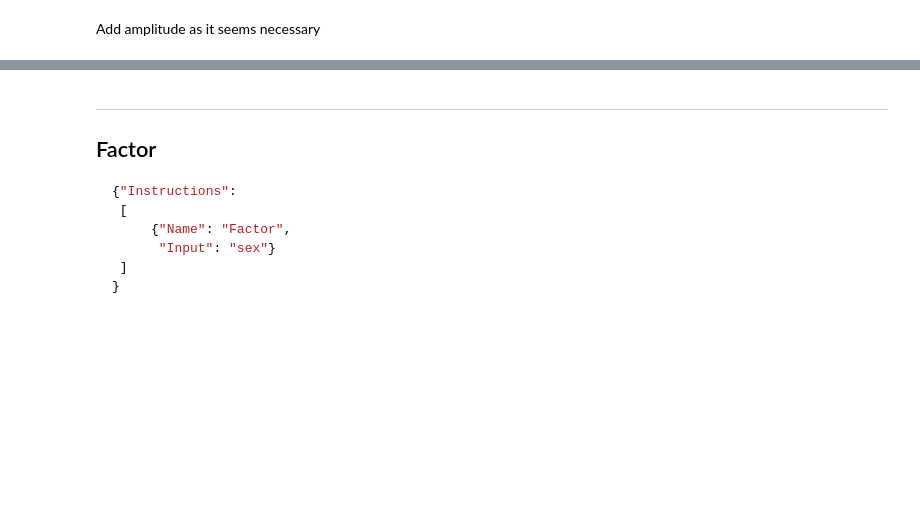
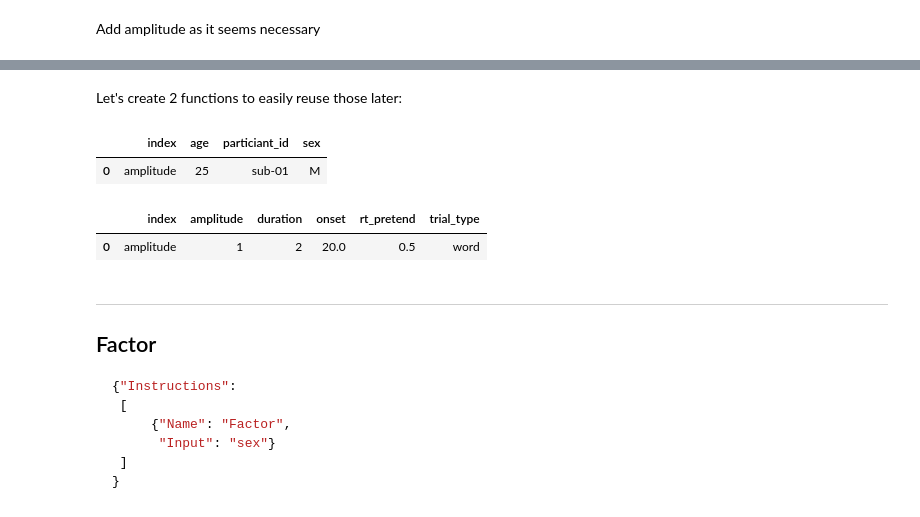
Before and after one commit to Remi-Gau/pybids, a Jupyter notebook: examples/transformers.ipynb, the cells around one changed output, grey strips where cells are left out. Cells and saved outputs as stored; diff of their text form; code cells hidden in the pictures; blank space fills up the shorter version.

```diff
--- a/examples/transformers.ipynb
+++ b/examples/transformers.ipynb
@@ -78,3 +142,35 @@ print(collection)
+# %% [markdown]
+Let's create 2 functions to easily reuse those later:
+# %%
+def dataset_collection():
+    dataset_df = pd.DataFrame({
+        "particiant_id": ["sub-01", "sub-02", "sub-03", "sub-04"],
+        "sex": ["M", "M", "F", "F"],
+        "age": [25, 18, 22, 25]
+    })
+    return BIDSVariableCollection.from_df(dataset_df)
+
+dataset = dataset_collection()
+dataset.to_df()
+# %% [output]
+|  | index | age | particiant_id | sex |
+| 0 | amplitude | 25 | sub-01 | M |
+# %%
+def run_collection():
+    run_df = pd.DataFrame({
+        "onset": [20, 37.5, 60, 180, 182.5, 230],
+        "duration": [2, 2, 2, 2, 2, 2],
+        "trial_type": ["word", "word", "word", "pseudoword", "pseudoword", "pseudoword"],
+        "rt_pretend": [0.5, 0.6, 0.55, 0.5, 0.7, 0.8],
+    })
+    run_df["amplitude"] = [1, 1, 1, 1, 1, 1]
+    return BIDSVariableCollection.from_df(run_df)
+
+run = run_collection()
+run.to_df()
+# %% [output]
+|  | index | amplitude | duration | onset | rt_pretend | trial_type |
+| 0 | amplitude | 1 | 2 | 20.0 | 0.5 | word |
 # %% [markdown]
 ---
 
```
Also changed, not shown: parts of 17 cells of this notebook.
